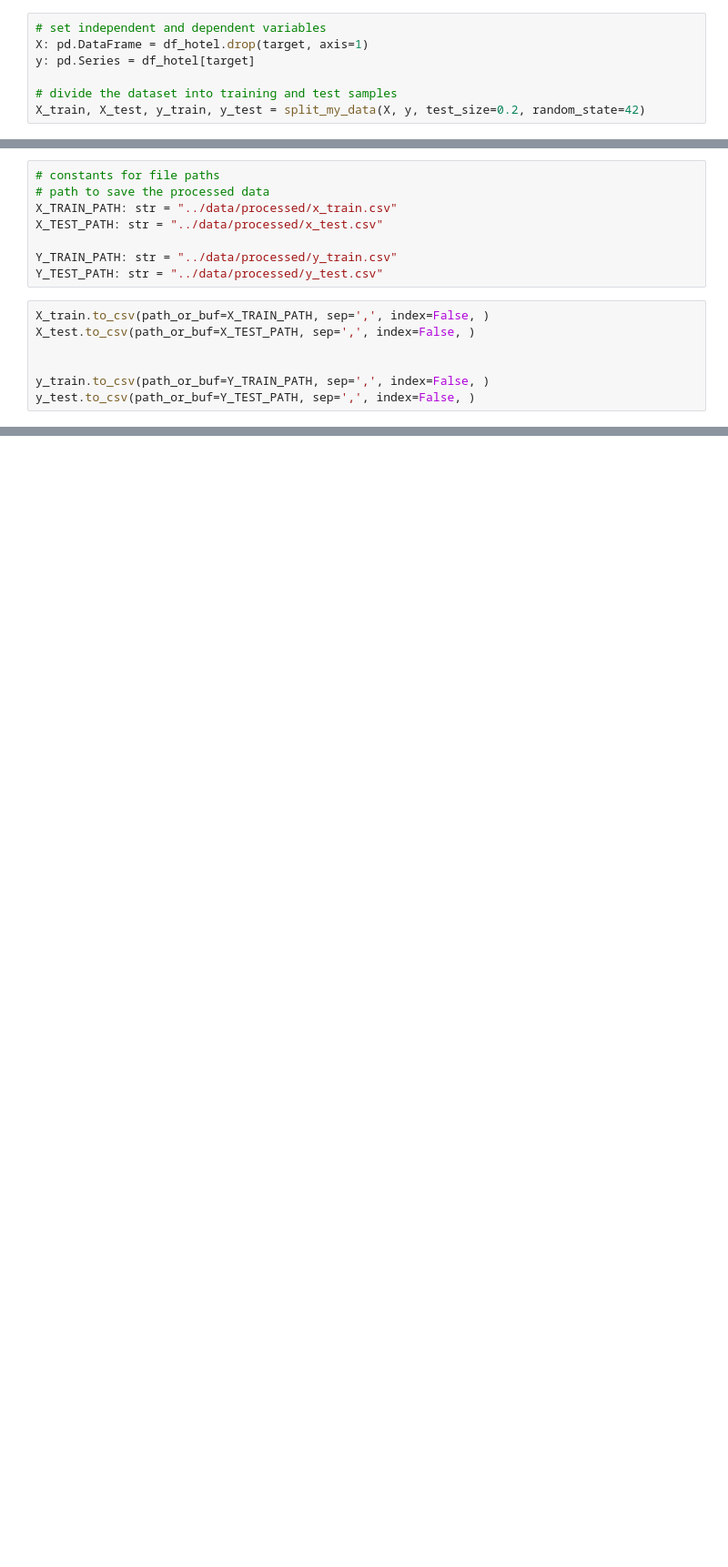
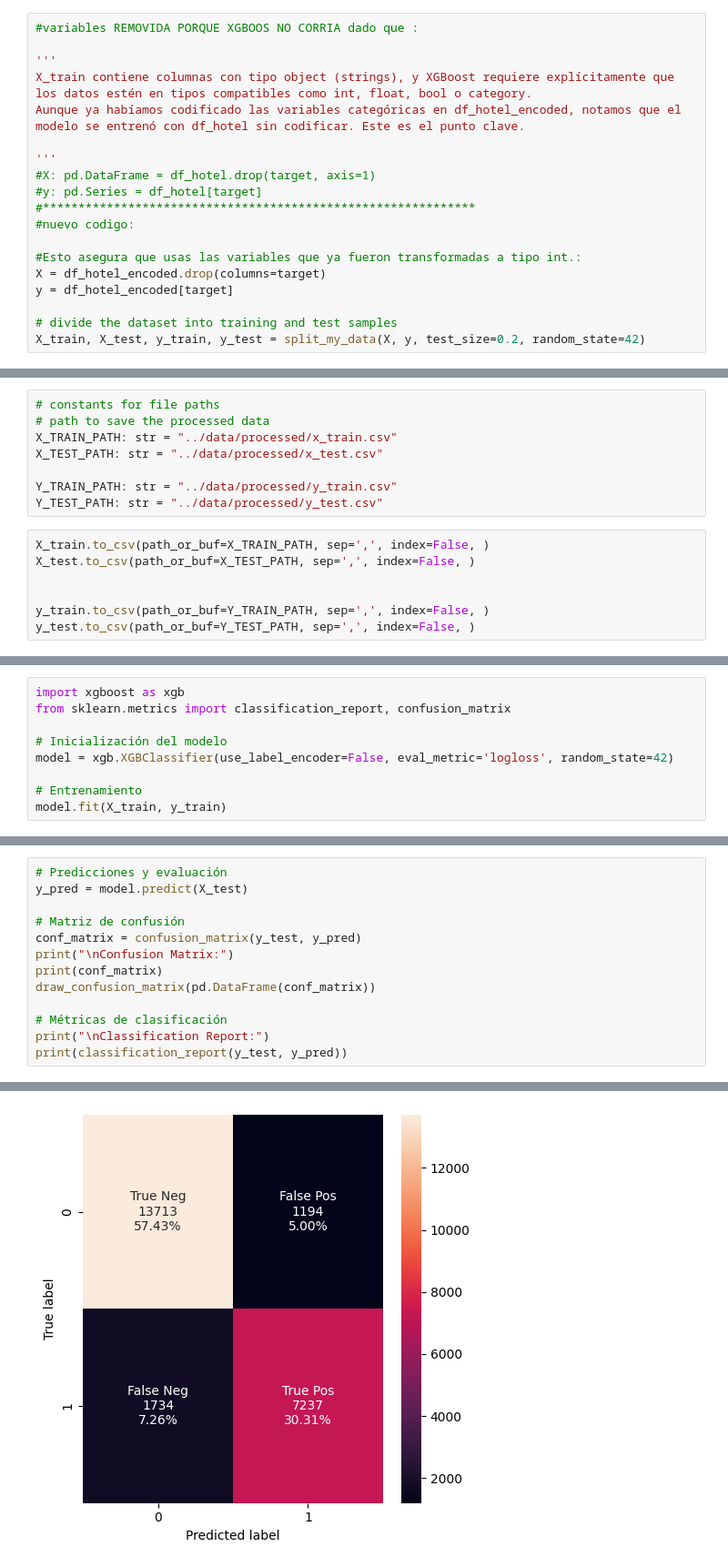
Before and after one commit to 4GeeksAcademy/LucasDellaMaestra-AlejandroNovellino-ReneRamirez-ProyectoFinal, a Jupyter notebook: notebooks/1.0-explore.ipynb, the cells around one changed output, grey strips where cells are left out. Shown at 91% size. Cells and saved outputs as stored; diff of their text form; blank space fills up the shorter version.

```diff
--- a/notebooks/1.0-explore.ipynb
+++ b/notebooks/1.0-explore.ipynb
@@ -543,9 +556,21 @@ draw_corr_matrix(corr=corr, fig_size=(25, 25))
 # %% [markdown]
 A traves de estas matrices podemos hacer un analisis inicial, pero las decisiones sobre qué variables tomar y sacar se hara más adelante en el analisis del modelo.
 # %%
-# set independent and dependent variables
-X: pd.DataFrame = df_hotel.drop(target, axis=1)
-y: pd.Series = df_hotel[target]
+#variables REMOVIDA PORQUE XGBOOS NO CORRIA dado que :
+
+'''
+X_train contiene columnas con tipo object (strings), y XGBoost requiere explícitamente que los datos estén en tipos compatibles como int, float, bool o category.
+Aunque ya habíamos codificado las variables categóricas en df_hotel_encoded, notamos que el modelo se entrenó con df_hotel sin codificar. Este es el punto clave.
+
+'''
+#X: pd.DataFrame = df_hotel.drop(target, axis=1)
+#y: pd.Series = df_hotel[target]
+#*************************************************************
+#nuevo codigo:
+
+#Esto asegura que usas las variables que ya fueron transformadas a tipo int.:
+X = df_hotel_encoded.drop(columns=target)
+y = df_hotel_encoded[target]
 
 # divide the dataset into training and test samples
 X_train, X_test, y_train, y_test = split_my_data(X, y, test_size=0.2, random_state=42)
@@ -566,0 +600,9 @@ y_test.to_csv(path_or_buf=Y_TEST_PATH, sep=',', index=False, )
+# %%
+import xgboost as xgb
+from sklearn.metrics import classification_report, confusion_matrix
+
+# Inicialización del modelo
+model = xgb.XGBClassifier(use_label_encoder=False, eval_metric='logloss', random_state=42)
+
+# Entrenamiento
+model.fit(X_train, y_train)
@@ -566,0 +625,14 @@ y_test.to_csv(path_or_buf=Y_TEST_PATH, sep=',', index=False, )
+# %%
+# Predicciones y evaluación
+y_pred = model.predict(X_test)
+
+# Matriz de confusión
+conf_matrix = confusion_matrix(y_test, y_pred)
+print("\nConfusion Matrix:")
+print(conf_matrix)
+draw_confusion_matrix(pd.DataFrame(conf_matrix))
+
+# Métricas de clasificación
+print("\nClassification Report:")
+print(classification_report(y_test, y_pred))
+# %% [output]
@@ -566,0 +642 @@ y_test.to_csv(path_or_buf=Y_TEST_PATH, sep=',', index=False, )
+[figure, added]
```
Also changed, not shown: parts of 16 cells of this notebook, 2 other files.
